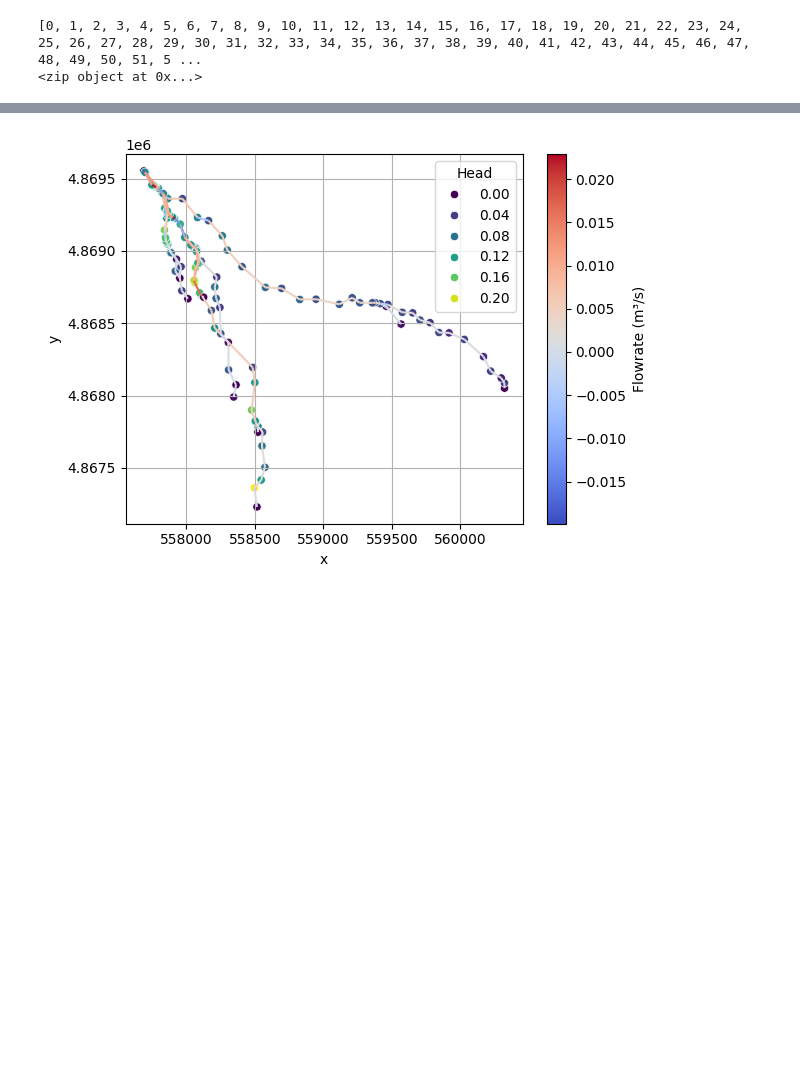
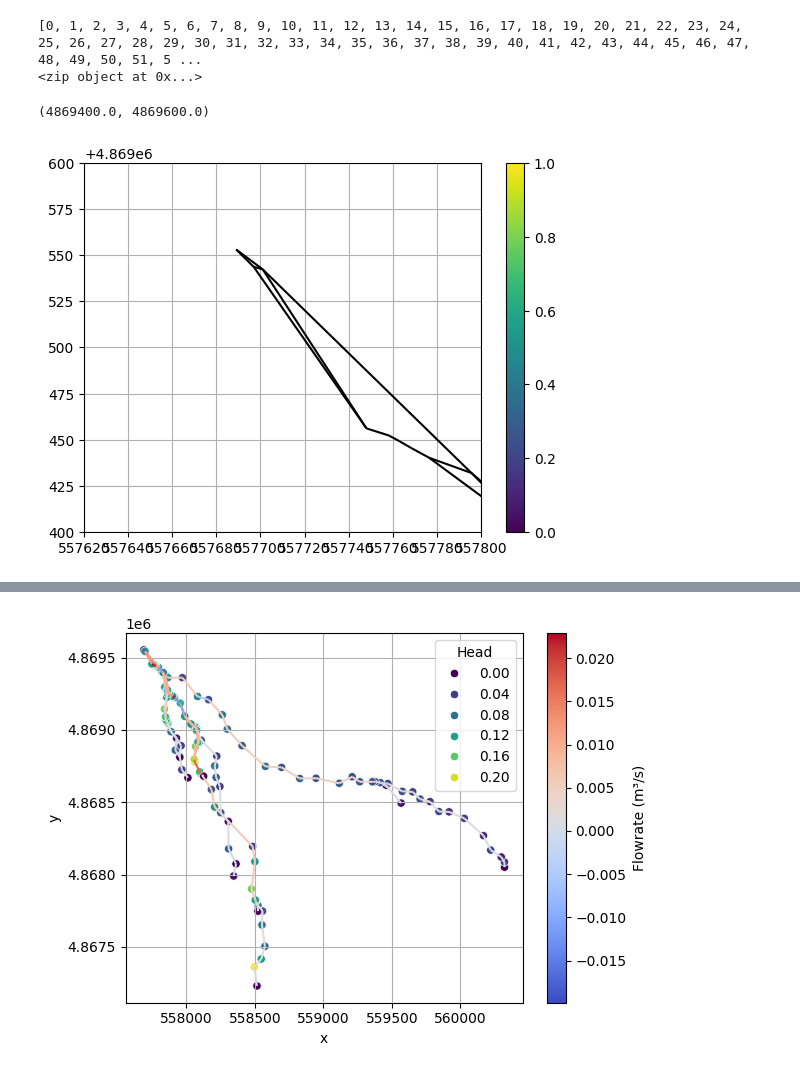
Before and after one commit to jhuang523/UMNBearSpring, a Jupyter notebook: openkarst/steady_state/conduit_geometry_setup.ipynb, the cells around one changed output, grey strips where cells are left out. Cells and saved outputs as stored; diff of their text form; code cells hidden in the pictures; blank space fills up the shorter version.

```diff
--- a/openkarst/steady_state/conduit_geometry_setup.ipynb
+++ b/openkarst/steady_state/conduit_geometry_setup.ipynb
@@ -400,0 +403,7 @@ input = load_pickle(f'conduit_geometry_test/output/{run_name}/input_data.pkl')
+# %%
+plot_2D_network(network.nodes, network.edges)
+plt.xlim(557620, 557800)
+plt.ylim(4869400, 4869600)
+# %% [output]
+(4869400.0, 4869600.0)
+[figure, added]
```
Also changed, not shown: parts of 9 cells of this notebook, 27 other files.
